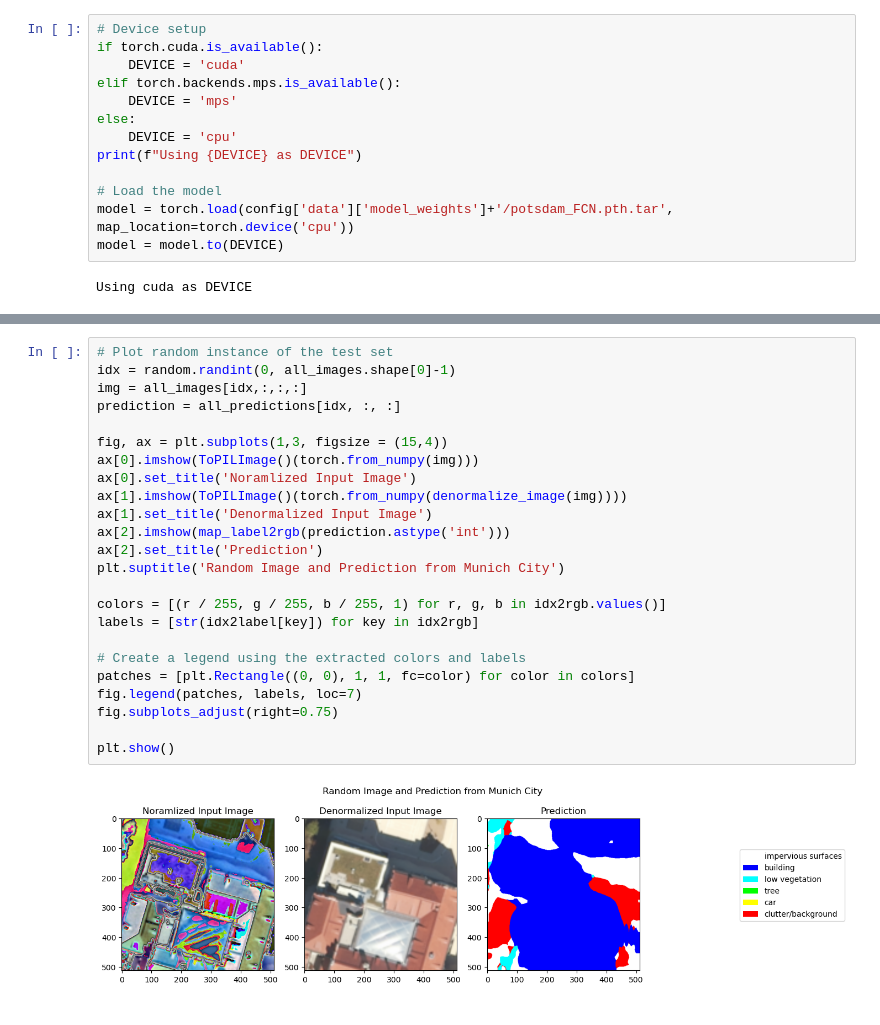
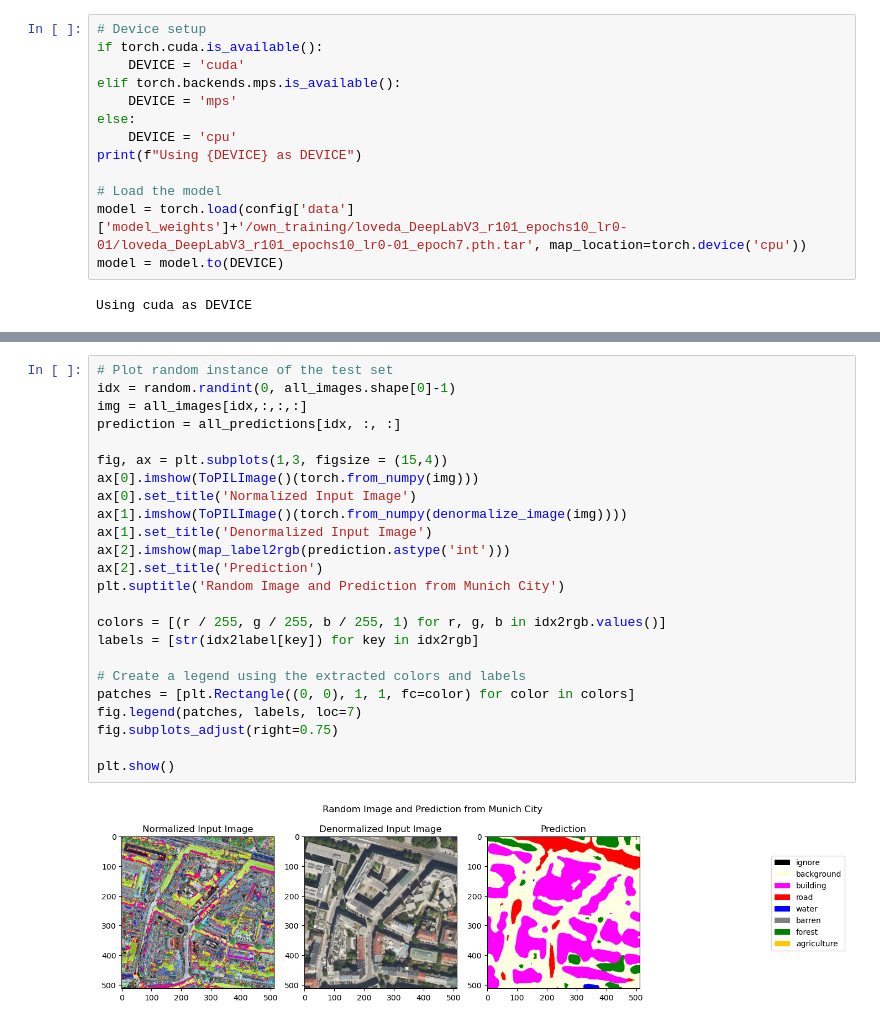
Before and after one commit to MGenschow/DS_Project, a Jupyter notebook: modules/models/segmentation/Munich_Inference_Test.ipynb, the cells around one changed output, grey strips where cells are left out. Saved outputs shown, nothing was run; the diff lists cells and outputs as text.

Commit message:
try relabeling approach of loveda data

```diff
--- a/modules/models/segmentation/Munich_Inference_Test.ipynb
+++ b/modules/models/segmentation/Munich_Inference_Test.ipynb
@@ -37,7 +38,7 @@ else:
 print(f"Using {DEVICE} as DEVICE")
 
 # Load the model
-model = torch.load(config['data']['model_weights']+'/potsdam_FCN.pth.tar', map_location=torch.device('cpu'))
+model = torch.load(config['data']['model_weights']+'/own_training/loveda_DeepLabV3_r101_epochs10_lr0-01/loveda_DeepLabV3_r101_epochs10_lr0-01_epoch7.pth.tar', map_location=torch.device('cpu'))
 model = model.to(DEVICE)
 # %% [output]
 Using cuda as DEVICE
@@ -92,26 +82,26 @@ Processing batch 49 of 49
 # %%
 # Plot random instance of the test set
 idx = random.randint(0, all_images.shape[0]-1)
 img = all_images[idx,:,:,:]
 prediction = all_predictions[idx, :, :]
 
 fig, ax = plt.subplots(1,3, figsize = (15,4))
 ax[0].imshow(ToPILImage()(torch.from_numpy(img)))
-ax[0].set_title('Noramlized Input Image')
+ax[0].set_title('Normalized Input Image')
 ax[1].imshow(ToPILImage()(torch.from_numpy(denormalize_image(img))))
 ax[1].set_title('Denormalized Input Image')
 ax[2].imshow(map_label2rgb(prediction.astype('int')))
 ax[2].set_title('Prediction')
 plt.suptitle('Random Image and Prediction from Munich City')
 
 colors = [(r / 255, g / 255, b / 255, 1) for r, g, b in idx2rgb.values()]
 labels = [str(idx2label[key]) for key in idx2rgb]
 
 # Create a legend using the extracted colors and labels
 patches = [plt.Rectangle((0, 0), 1, 1, fc=color) for color in colors]
 fig.legend(patches, labels, loc=7)
 fig.subplots_adjust(right=0.75)
 
 plt.show()
 # %% [output]
-[figure, old version]
+[figure, new version]
```
Also changed, not shown: parts of 3 cells of this notebook, 5 other files.
